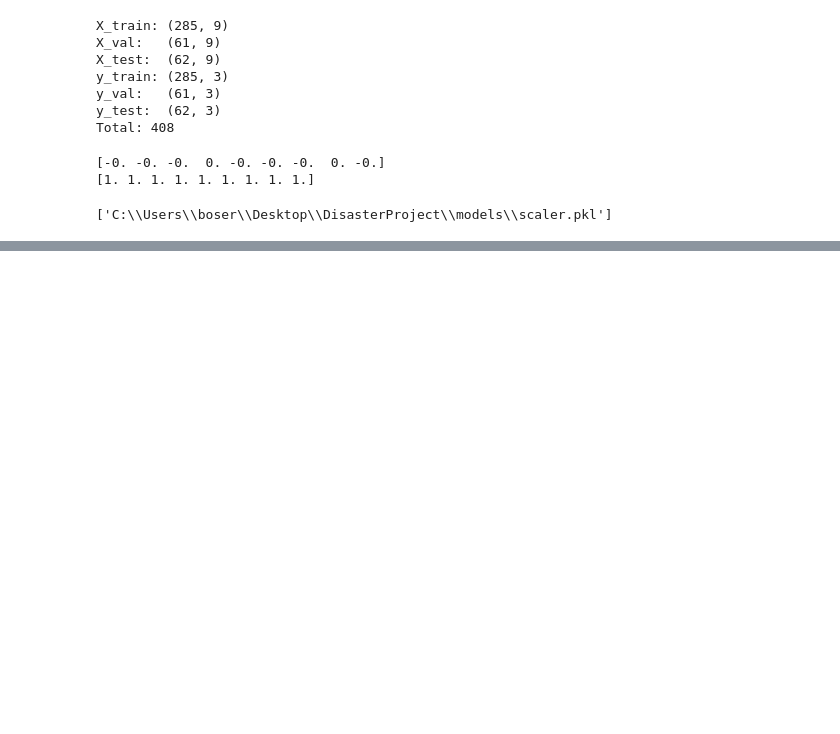
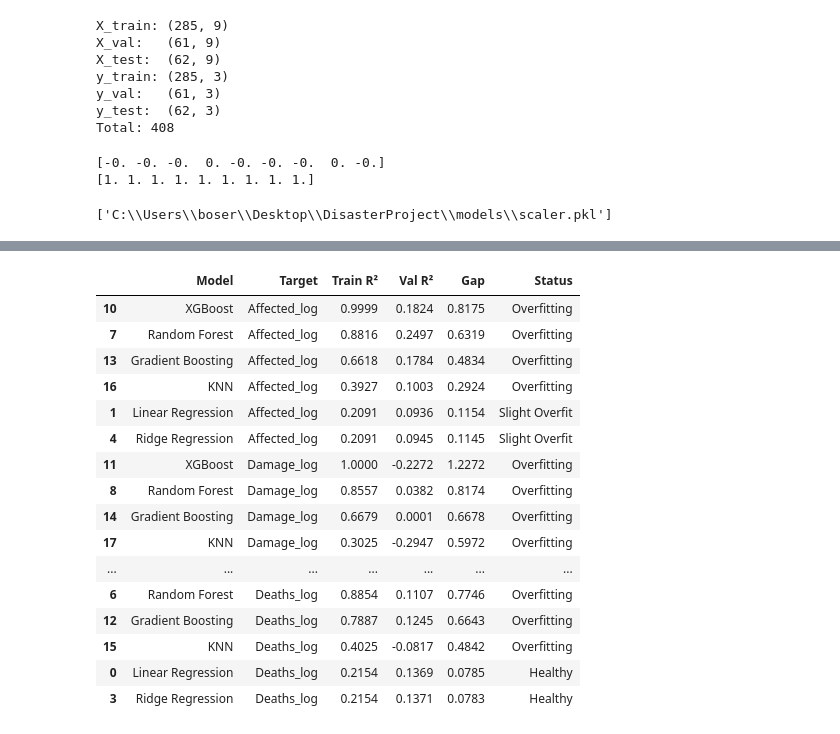
Before and after one commit to Rajdeep0010/Disaster_Project, a Jupyter notebook: notebooks/Severity_Prediction_model.ipynb, the cells around one changed output, grey strips where cells are left out. Drawn from its saved outputs; the diff is of its cells as text; code cells hidden in the pictures; blank space fills up the shorter version.

Commit message:
Prediction model phase 1

```diff
--- a/notebooks/Severity_Prediction_model.ipynb
+++ b/notebooks/Severity_Prediction_model.ipynb
@@ -142,0 +220,3 @@ joblib.dump(scaler, r'C:\Users\boser\Desktop\DisasterProject\models\scaler.pkl')
+# %%
+results_df=pd.DataFrame(results)
+display(results_df)
@@ -142,0 +261,6 @@ joblib.dump(scaler, r'C:\Users\boser\Desktop\DisasterProject\models\scaler.pkl')
+# %%
+#best models
+for target in targets:
+    best = results_df[results_df['Target'] == target].sort_values(
+           'R²', ascending=False).iloc[0]
+    print(f"{target:15} → {best['Model']:20} R²: {best['R²']}")
@@ -142,0 +271,4 @@ joblib.dump(scaler, r'C:\Users\boser\Desktop\DisasterProject\models\scaler.pkl')
+# %%
+for target in targets:
+    display(results_df[results_df['Target'] == target].sort_values(
+        'R²', ascending=False).iloc[0])
@@ -142,0 +352,60 @@ joblib.dump(scaler, r'C:\Users\boser\Desktop\DisasterProject\models\scaler.pkl')
+# %%
+overfit_results = []
+
+for name, model in models.items():
+
+    model.fit(x_train_scaled, y_train)
+
+    y_pred_train = model.predict(x_train_scaled)
+    y_pred_val   = model.predict(x_val_scaled)
+
+    for i, target in enumerate(['Deaths_log',
+                                 'Affected_log',
+                                 'Damage_log']):
+
+        r2_train = r2_score(y_train.iloc[:,i],
+                            y_pred_train[:,i])
+
+        r2_val   = r2_score(y_val.iloc[:,i],
+                            y_pred_val[:,i])
+
+        gap = r2_train - r2_val
+
+        if gap > 0.2:
+            status = 'Overfitting'
+        elif gap > 0.1:
+            status = 'Slight Overfit'
+        else:
+            status = 'Healthy'
+
+        overfit_results.append({
+            'Model'      : name,
+            'Target'     : target,
+            'Train R²'   : round(r2_train, 4),
+            'Val R²'     : round(r2_val,   4),
+            'Gap'        : round(gap,       4),
+            'Status'     : status
+        })
+
+overfit_df = pd.DataFrame(overfit_results)
+display(overfit_df.sort_values(
+        by=['Target','Gap'],
+        ascending=[True, False]))
+# %% [output]
+|  | Model | Target | Train R² | Val R² | Gap | Status |
+| 10 | XGBoost | Affected_log | 0.9999 | 0.1824 | 0.8175 | Overfitting |
+| 7 | Random Forest | Affected_log | 0.8816 | 0.2497 | 0.6319 | Overfitting |
+| 13 | Gradient Boosting | Affected_log | 0.6618 | 0.1784 | 0.4834 | Overfitting |
+| 16 | KNN | Affected_log | 0.3927 | 0.1003 | 0.2924 | Overfitting |
+| 1 | Linear Regression | Affected_log | 0.2091 | 0.0936 | 0.1154 | Slight Overfit |
+| 4 | Ridge Regression | Affected_log | 0.2091 | 0.0945 | 0.1145 | Slight Overfit |
+| 11 | XGBoost | Damage_log | 1.0000 | -0.2272 | 1.2272 | Overfitting |
+| 8 | Random Forest | Damage_log | 0.8557 | 0.0382 | 0.8174 | Overfitting |
+| 14 | Gradient Boosting | Damage_log | 0.6679 | 0.0001 | 0.6678 | Overfitting |
+| 17 | KNN | Damage_log | 0.3025 | -0.2947 | 0.5972 | Overfitting |
+| ... | ... | ... | ... | ... | ... | ... |
+| 6 | Random Forest | Deaths_log | 0.8854 | 0.1107 | 0.7746 | Overfitting |
+| 12 | Gradient Boosting | Deaths_log | 0.7887 | 0.1245 | 0.6643 | Overfitting |
+| 15 | KNN | Deaths_log | 0.4025 | -0.0817 | 0.4842 | Overfitting |
+| 0 | Linear Regression | Deaths_log | 0.2154 | 0.1369 | 0.0785 | Healthy |
+| 3 | Ridge Regression | Deaths_log | 0.2154 | 0.1371 | 0.0783 | Healthy |
```
Also changed, not shown: parts of 12 cells of this notebook.
